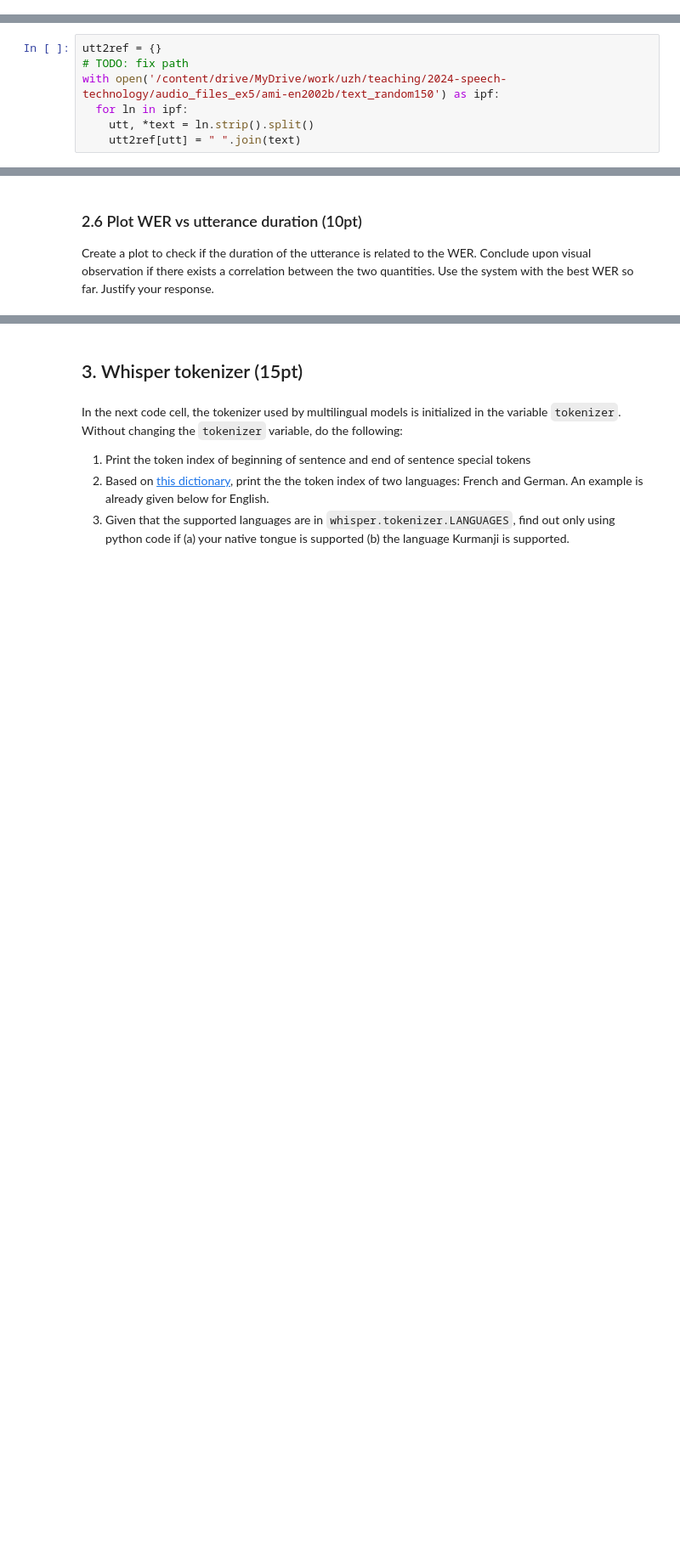
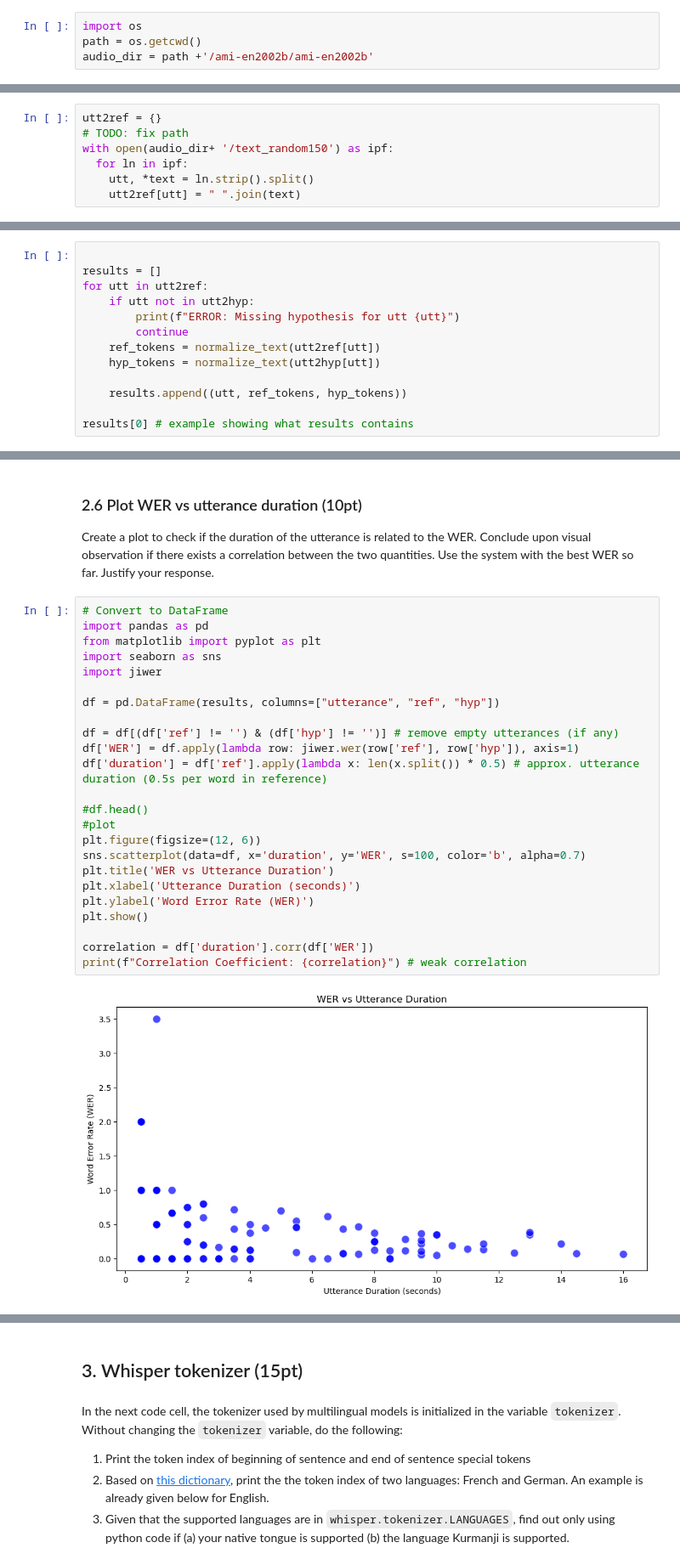
Before and after one commit to rfahrn/Speech-Technology, a Jupyter notebook: Exercise5.ipynb, the cells around one changed output, grey strips where cells are left out. Shown: that part at 85% size. Cells and saved outputs as stored; diff of their text form; blank space fills up the shorter version.

```diff
--- a/Exercise5.ipynb
+++ b/Exercise5.ipynb
@@ -75,6 +136,10 @@ There are three tasks in this section:
 3. Evaluate WER before and after text normalization
 # %% [markdown]
 ## 2.1 Example usage
+# %%
+import os
+path = os.getcwd()
+audio_dir = path +'/ami-en2002b/ami-en2002b'
 # %%
 from whisper import load_model
 model = load_model('small', device='cpu', download_root='./')
@@ -89,7 +155,7 @@ FileNotFoundError: [WinError 2] Das System kann die angegebene Datei nicht finde
 # %%
 utt2ref = {}
 # TODO: fix path
-with open('/content/drive/MyDrive/work/uzh/teaching/2024-speech-technology/audio_files_ex5/ami-en2002b/text_random150') as ipf:
+with open(audio_dir+ '/text_random150') as ipf:
   for ln in ipf:
     utt, *text = ln.strip().split()
     utt2ref[utt] = " ".join(text)
@@ -311,0 +511,13 @@ results[0] # example showing what results contains
+# %%
+
+results = []
+for utt in utt2ref:
+    if utt not in utt2hyp:
+        print(f"ERROR: Missing hypothesis for utt {utt}")
+        continue
+    ref_tokens = normalize_text(utt2ref[utt])
+    hyp_tokens = normalize_text(utt2hyp[utt])
+
+    results.append((utt, ref_tokens, hyp_tokens))
+
+results[0] # example showing what results contains
@@ -319,3 +550,29 @@ Pick two specific types of errors and discuss how we can improve the ASR for suc
 ### 2.6 Plot WER vs utterance duration (10pt)
 
 Create a plot to check if the duration of the utterance is related to the WER. Conclude upon visual observation if there exists a correlation between the two quantities. Use the system with the best WER so far. Justify your response.
+# %%
+# Convert to DataFrame
+import pandas as pd
+from matplotlib import pyplot as plt
+import seaborn as sns
+import jiwer
+
+df = pd.DataFrame(results, columns=["utterance", "ref", "hyp"])
+
+df = df[(df['ref'] != '') & (df['hyp'] != '')] # remove empty utterances (if any)
+df['WER'] = df.apply(lambda row: jiwer.wer(row['ref'], row['hyp']), axis=1)
+df['duration'] = df['ref'].apply(lambda x: len(x.split()) * 0.5) # approx. utterance duration (0.5s per word in reference)
+
+#df.head()
+#plot
+plt.figure(figsize=(12, 6))
+sns.scatterplot(data=df, x='duration', y='WER', s=100, color='b', alpha=0.7)
+plt.title('WER vs Utterance Duration')
+plt.xlabel('Utterance Duration (seconds)')
+plt.ylabel('Word Error Rate (WER)')
+plt.show()
+
+correlation = df['duration'].corr(df['WER'])
+print(f"Correlation Coefficient: {correlation}") # weak correlation
+# %% [output]
+[figure, added]
```
Also changed, not shown: parts of 34 cells of this notebook, 3 other files.
